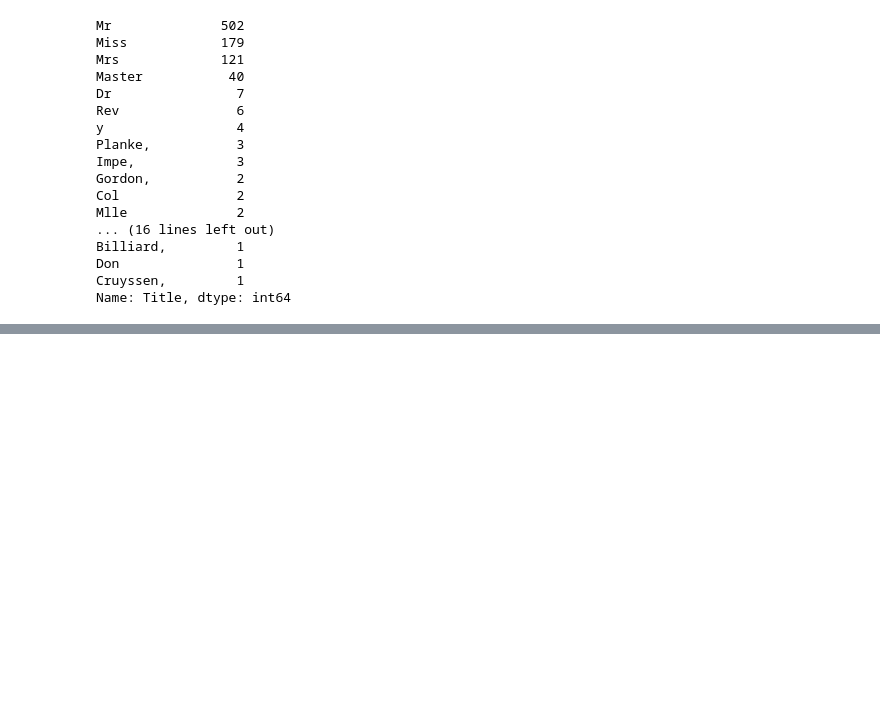
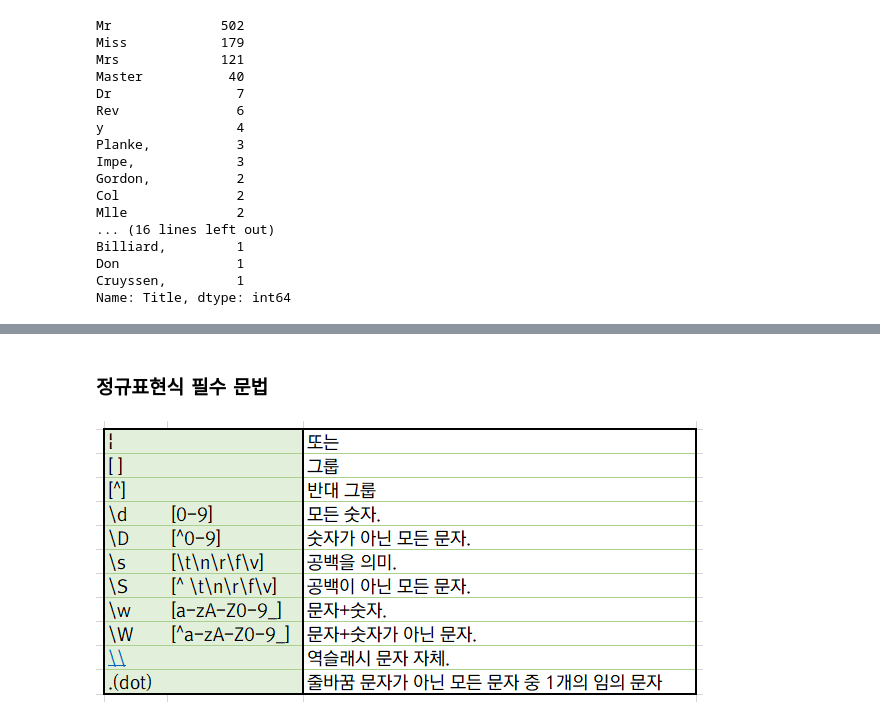
Before and after one commit to kimseryeong/data, a Jupyter notebook: data_analysis_by_kimyuji/Chap3.ipynb, the cells around one changed output, grey strips where cells are left out. Saved outputs shown, nothing was run; the diff lists cells and outputs as text; code cells hidden in the pictures; blank space fills up the shorter version.

```diff
--- a/data_analysis_by_kimyuji/Chap3.ipynb
+++ b/data_analysis_by_kimyuji/Chap3.ipynb
@@ -1038,0 +1037,6 @@ Name: Title, dtype: int64
+# %% [markdown]
+### 정규표현식 필수 문법
+# %%
+Image('./정규표현식.png')
+# %% [output]
+[figure, added]
```
Also changed, not shown: parts of 75 cells of this notebook, 2 other files.
